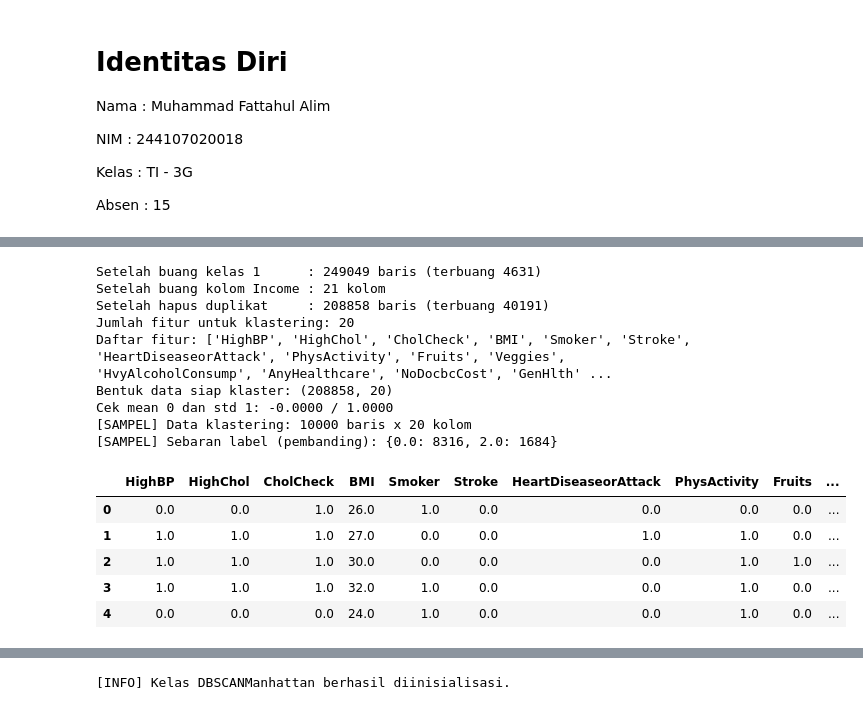
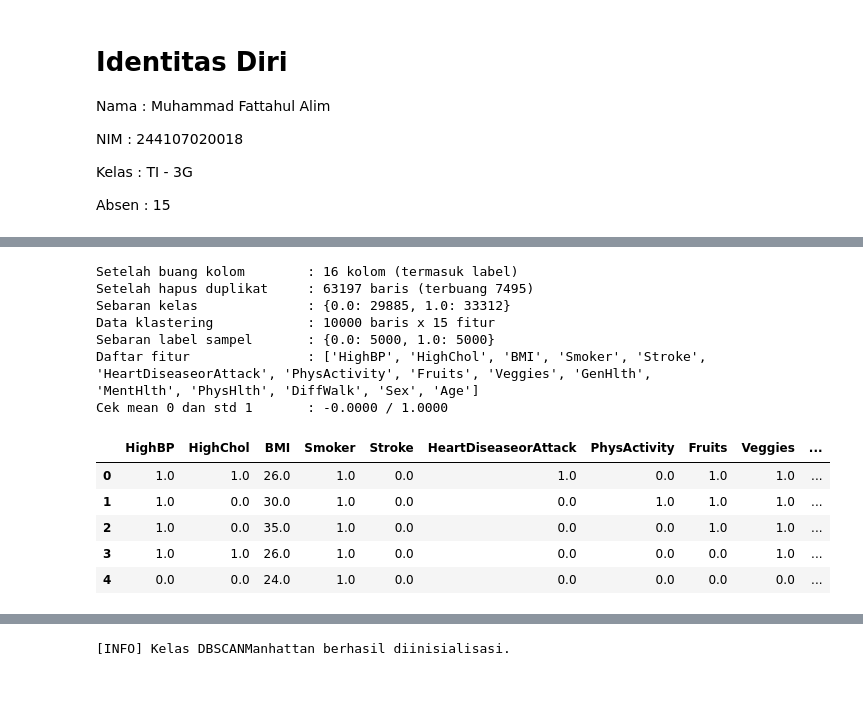
Before and after one commit to FattahulAlim/Machine_Learning_Sem5, a Jupyter notebook: kuis1/DBSCAN_Manhattan.ipynb, the cells around one changed output, grey strips where cells are left out. Cells and saved outputs as stored; diff of their text form; code cells hidden in the pictures.

```diff
--- a/kuis1/DBSCAN_Manhattan.ipynb
+++ b/kuis1/DBSCAN_Manhattan.ipynb
@@ -55,6 +55,7 @@ Mounted at /content/drive
 # %%
 # load dataset
-df_raw = pd.read_csv('/content/drive/MyDrive/ml-sem5/kuis1/dataset/diabetes_012_health_indicators_BRFSS2015.csv')
+DATASET_PATH = '/content/drive/MyDrive/ml-sem5/kuis1/dataset/diabetes_binary_5050split_health_indicators_BRFSS2015.csv'
+df_raw = pd.read_csv(DATASET_PATH)
 print(f"Data awal: {df_raw.shape[0]} baris x {df_raw.shape[1]} kolom")
 df_raw.head()
 # %% [output]
@@ -97,56 +97,49 @@ Diabetes_012
 Name: count, dtype: int64
 # %%
 # preprocessing + sampling
-df = df_raw.copy()
-n_awal = len(df)
+LABEL_COL = 'Diabetes_binary'
+DROP_COLS = ['Income', 'Education', 'AnyHealthcare', 'NoDocbcCost', 'CholCheck', 'HvyAlcoholConsump']
 
-df = df[df['Diabetes_012'] != 1]   # buang kelas 1 (pra-diabetes)
-print(f"Setelah buang kelas 1      : {len(df)} baris (terbuang {n_awal - len(df)})")
-
-df = df.drop(columns=['Income'])
-print(f"Setelah buang kolom Income : {df.shape[1]} kolom")
+df = df_raw.drop(columns=DROP_COLS)
+print(f"Setelah buang kolom        : {df.shape[1]} kolom (termasuk label)")
 
 n_sebelum_dup = len(df)
-df = df.drop_duplicates()
+df = df.drop_duplicates().reset_index(drop=True)
 print(f"Setelah hapus duplikat     : {len(df)} baris (terbuang {n_sebelum_dup - len(df)})")
+print(f"Sebaran kelas              : {df[LABEL_COL].value_counts().sort_index().to_dict()}")
 
-df = df.reset_index(drop=True)
+# Sampel seimbang: jumlah data per kelas sama, seed sama -> data identik di semua notebook
+n_per_kelas = N_SAMPLE // 2
+assert df[LABEL_COL].value_counts().min() >= n_per_kelas, "Salah satu kelas kurang dari jumlah sampel per kelas"
+df_sample_all = (df.groupby(LABEL_COL).sample(n=n_per_kelas, random_state=RANDOM_STATE)
+                   .sample(frac=1, random_state=RANDOM_STATE)
+                   .reset_index(drop=True))
 
-y_label = df['Diabetes_012'].copy()   # label hanya untuk pembanding, tidak dipakai klastering
-df_features = df.drop(columns=['Diabetes_012']).astype(float)
-print(f"Jumlah fitur untuk klastering: {df_features.shape[1]}")
-print(f"Daftar fitur: {list(df_features.columns)}")
+y_sample = df_sample_all[LABEL_COL].copy()   # label hanya untuk pembanding, tidak dipakai klastering
+df_features = df_sample_all.drop(columns=[LABEL_COL]).astype(float)
+print(f"Data klastering            : {df_features.shape[0]} baris x {df_features.shape[1]} fitur")
+print(f"Sebaran label sampel       : {y_sample.value_counts().sort_index().to_dict()}")
+print(f"Daftar fitur               : {list(df_features.columns)}")
 
 scaler = StandardScaler()
 X_scaled = scaler.fit_transform(df_features.values)
-print(f"Bentuk data siap klaster: {X_scaled.shape}")
-print(f"Cek mean 0 dan std 1: {X_scaled.mean():.4f} / {X_scaled.std():.4f}")
-
-# Sampling untuk DBSCAN
-rng = np.random.RandomState(RANDOM_STATE)
-idx_sample = np.sort(rng.choice(len(X_scaled), size=N_SAMPLE, replace=False))
-X_sample = X_scaled[idx_sample]
-y_sample = y_label.iloc[idx_sample].reset_index(drop=True)
-df_sample = df_features.iloc[idx_sample].reset_index(drop=True)
-print(f"[SAMPEL] Data klastering: {X_sample.shape[0]} baris x {X_sample.shape[1]} kolom")
-print(f"[SAMPEL] Sebaran label (pembanding): {y_sample.value_counts().sort_index().to_dict()}")
-df_sample.head()
+print(f"Cek mean 0 dan std 1       : {X_scaled.mean():.4f} / {X_scaled.std():.4f}")
+X_sample = X_scaled
+df_features.head()
 # %% [output]
-Setelah buang kelas 1      : 249049 baris (terbuang 4631)
-Setelah buang kolom Income : 21 kolom
-Setelah hapus duplikat     : 208858 baris (terbuang 40191)
-Jumlah fitur untuk klastering: 20
-Daftar fitur: ['HighBP', 'HighChol', 'CholCheck', 'BMI', 'Smoker', 'Stroke', 'HeartDiseaseorAttack', 'PhysActivity', 'Fruits', 'Veggies', 'HvyAlcoholConsump', 'AnyHealthcare', 'NoDocbcCost', 'GenHlth' ...
-Bentuk data siap klaster: (208858, 20)
-Cek mean 0 dan std 1: -0.0000 / 1.0000
-[SAMPEL] Data klastering: 10000 baris x 20 kolom
-[SAMPEL] Sebaran label (pembanding): {0.0: 8316, 2.0: 1684}
+Setelah buang kolom        : 16 kolom (termasuk label)
+Setelah hapus duplikat     : 63197 baris (terbuang 7495)
+Sebaran kelas              : {0.0: 29885, 1.0: 33312}
+Data klastering            : 10000 baris x 15 fitur
+Sebaran label sampel       : {0.0: 5000, 1.0: 5000}
+Daftar fitur               : ['HighBP', 'HighChol', 'BMI', 'Smoker', 'Stroke', 'HeartDiseaseorAttack', 'PhysActivity', 'Fruits', 'Veggies', 'GenHlth', 'MentHlth', 'PhysHlth', 'DiffWalk', 'Sex', 'Age']
+Cek mean 0 dan std 1       : -0.0000 / 1.0000
-|  | HighBP | HighChol | CholCheck | BMI | Smoker | Stroke | HeartDiseaseorAttack | PhysActivity | Fruits | ... |
-| 0 | 0.0 | 0.0 | 1.0 | 26.0 | 1.0 | 0.0 | 0.0 | 0.0 | 0.0 | ... |
-| 1 | 1.0 | 1.0 | 1.0 | 27.0 | 0.0 | 0.0 | 1.0 | 1.0 | 0.0 | ... |
-| 2 | 1.0 | 1.0 | 1.0 | 30.0 | 0.0 | 0.0 | 0.0 | 1.0 | 1.0 | ... |
-| 3 | 1.0 | 1.0 | 1.0 | 32.0 | 1.0 | 0.0 | 0.0 | 1.0 | 0.0 | ... |
-| 4 | 0.0 | 0.0 | 0.0 | 24.0 | 1.0 | 0.0 | 0.0 | 1.0 | 0.0 | ... |
+|  | HighBP | HighChol | BMI | Smoker | Stroke | HeartDiseaseorAttack | PhysActivity | Fruits | Veggies | ... |
+| 0 | 1.0 | 1.0 | 26.0 | 1.0 | 0.0 | 1.0 | 0.0 | 1.0 | 1.0 | ... |
+| 1 | 1.0 | 0.0 | 30.0 | 1.0 | 0.0 | 0.0 | 1.0 | 1.0 | 1.0 | ... |
+| 2 | 1.0 | 0.0 | 35.0 | 1.0 | 0.0 | 0.0 | 0.0 | 1.0 | 1.0 | ... |
+| 3 | 1.0 | 1.0 | 26.0 | 1.0 | 0.0 | 0.0 | 0.0 | 0.0 | 1.0 | ... |
+| 4 | 0.0 | 0.0 | 24.0 | 1.0 | 0.0 | 0.0 | 0.0 | 0.0 | 0.0 | ... |
 # %%
 #k-distance plot untuk menentukan eps (pengganti Elbow Method)
 MIN_PTS = 2 * X_sample.shape[1]   # heuristik: 2 x jumlah fitur
```
Also changed, not shown: parts of 14 cells of this notebook, 52 other files.
